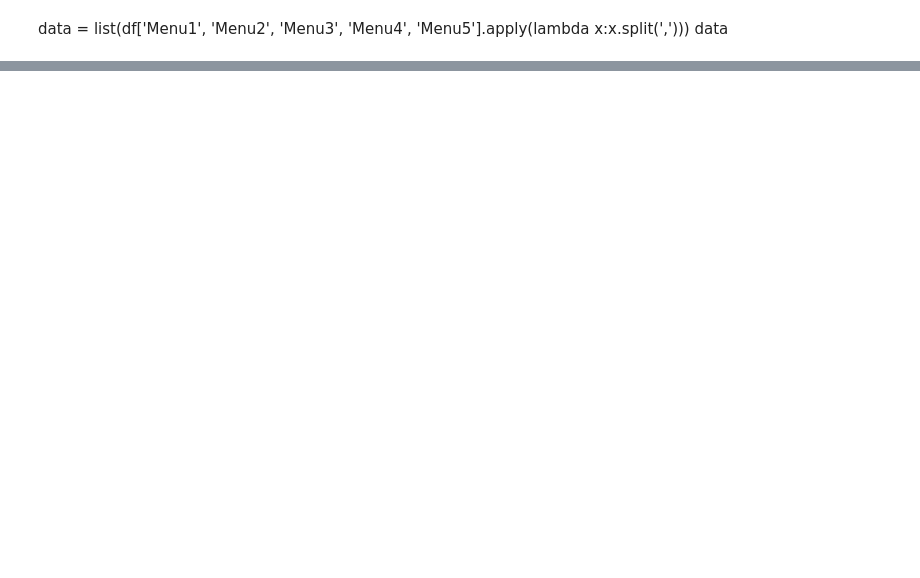
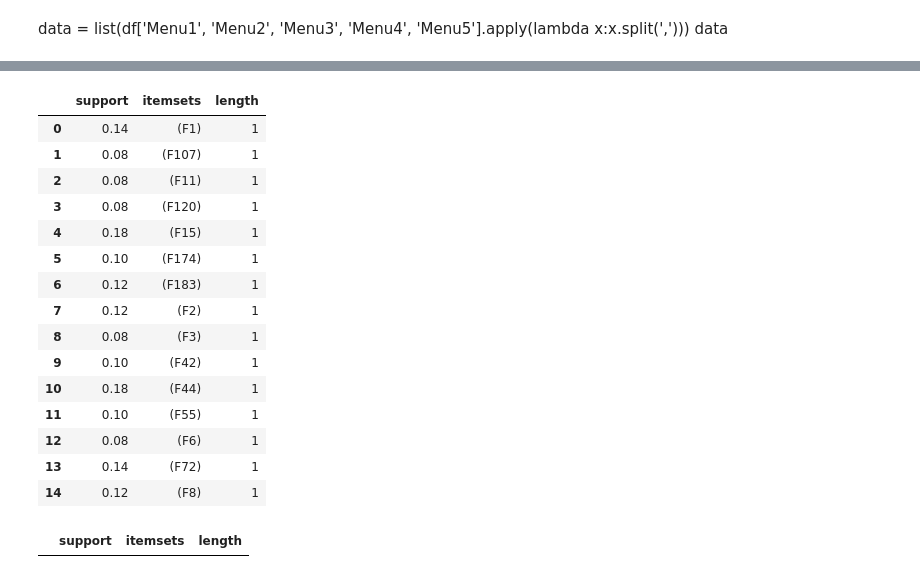
Before and after one commit to kwanjira16254200/pandas, a Jupyter notebook: Untitled3.ipynb, the cells around one changed output, grey strips where cells are left out. Saved outputs shown, nothing was run; the diff lists cells and outputs as text; code cells hidden in the pictures; blank space fills up the shorter version.

```diff
--- a/Untitled3.ipynb
+++ b/Untitled3.ipynb
@@ -104,0 +212,23 @@ df1[(df1['length']==2)]
+# %%
+df1[ (df1['length'] == 1) & (df1['support'] >= 0.08) ]
+# %% [output]
+|  | support | itemsets | length |
+| 0 | 0.14 | (F1) | 1 |
+| 1 | 0.08 | (F107) | 1 |
+| 2 | 0.08 | (F11) | 1 |
+| 3 | 0.08 | (F120) | 1 |
+| 4 | 0.18 | (F15) | 1 |
+| 5 | 0.10 | (F174) | 1 |
+| 6 | 0.12 | (F183) | 1 |
+| 7 | 0.12 | (F2) | 1 |
+| 8 | 0.08 | (F3) | 1 |
+| 9 | 0.10 | (F42) | 1 |
+| 10 | 0.18 | (F44) | 1 |
+| 11 | 0.10 | (F55) | 1 |
+| 12 | 0.08 | (F6) | 1 |
+| 13 | 0.14 | (F72) | 1 |
+| 14 | 0.12 | (F8) | 1 |
+# %%
+df1[(df1['length']== {'F1'})]
+# %% [output]
+|  | support | itemsets | length |
```
Also changed, not shown: parts of 12 cells of this notebook.
